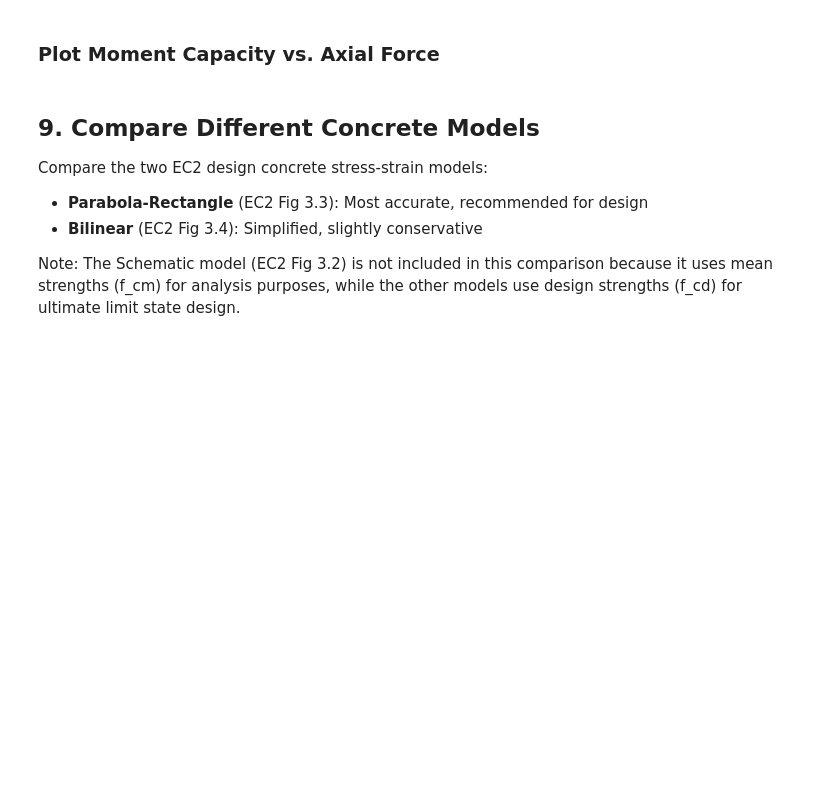
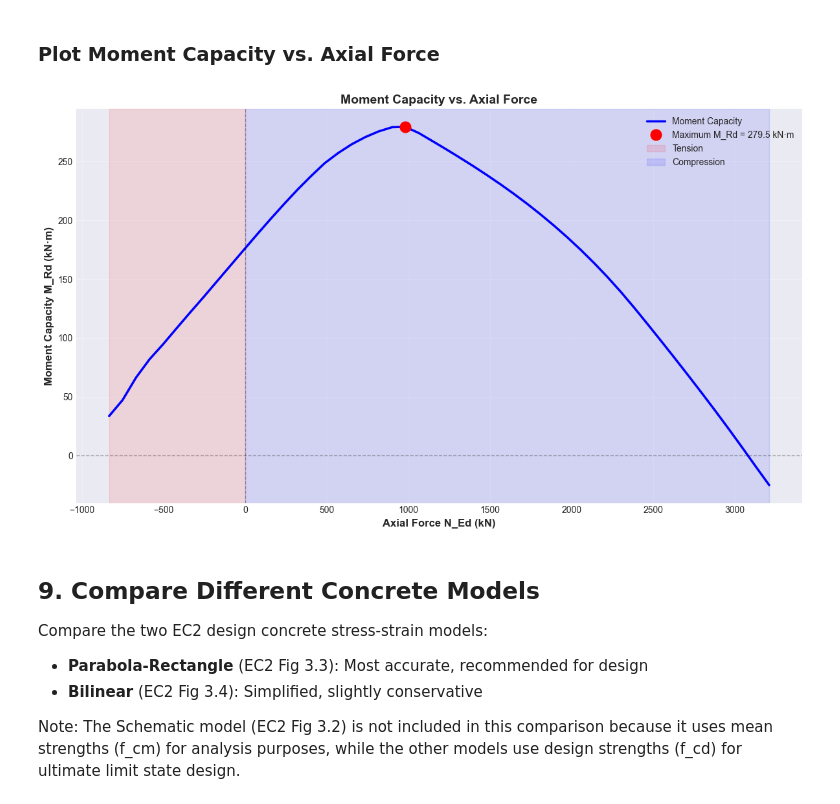
Before and after one commit to jsb2505/section_design_checks, a Jupyter notebook: examples/m_n_interaction_diagram_tutorial.ipynb, the cells around one changed output. Saved outputs shown, nothing was run; the diff lists cells and outputs as text; code cells hidden in the pictures; blank space fills up the shorter version.

```diff
--- a/examples/m_n_interaction_diagram_tutorial.ipynb
+++ b/examples/m_n_interaction_diagram_tutorial.ipynb
@@ -258,15 +257,3 @@ fig = diagram.plot(
 # - Full M-N interaction curve
 # - Hover to see detailed values at each point
 # - Pan, zoom, and interact with the plot
-# %%
-points = diagram.generate_diagram(n_points=120)
-
-for i, p in enumerate(points):
-    print(
-        f"{i:03d} | "
-        f"N = {p.N:8.1f} kN | "
-        f"M = {p.M:8.1f} kN·m | "
-        f"NA = {p.neutral_axis_depth:8.1f} mm | "
-        f"steel ε = {p.max_steel_strain: .4e} | "
-        f"conc ε = {p.max_concrete_strain: .4e}"
-    )
@@ -453,7 +371,7 @@ This is useful for:
 - Design optimization
 # %%
 # First, determine the valid N range from the diagram
-points = diagram.generate_diagram(n_points=100, include_tension=True)
+points = diagram.generate_diagram(n_points=100)
 N_values_all = [p.N for p in points]
 N_min_valid = min(N_values_all)
 N_max_valid = max(N_values_all)
@@ -466,33 +384,33 @@ print()
 N_levels = np.linspace(N_min_valid, N_max_valid, 15)  # kN
 
 print("Moment Capacity at Different Axial Force Levels:\n")
-print(f"{'N_Ed (kN)':>12} | {'M_Rd+ (kNÂ·m)':>14} | {'M_Rd- (kNÂ·m)':>14} | {'Type':>20}")
+print(f"{'N_Ed (kN)':>12} | {'M_Rd+ (kN·m)':>14} | {'M_Rd- (kN·m)':>14} | {'Type':>20}")
 print("-" * 75)
 
 capacities = []
 for N_Ed in N_levels:
     result = diagram.get_capacity_fixed_n(N_Ed)
-    M_Rd_pos, M_Rd_neg = result
+    N_cap, M_Rd_pos, M_Rd_neg = result
 
     # Only add to capacities if result is valid
     if M_Rd_pos is not None:
-        capacities.append((N_Ed, M_Rd_pos))
+        capacities.append((N_cap, M_Rd_pos))
 
     # Classify load type
-    if N_Ed > 500:
+    if N_Ed > 1000:
         load_type = "High compression"
     elif N_Ed > 0:
         load_type = "Low compression"
-    elif N_Ed > -500:
+    elif N_Ed > -200:
         load_type = "Low tension"
     else:
         load_type = "High tension"
 
     # Format output, handling None values
     if M_Rd_pos is not None and M_Rd_neg is not None:
-        print(f"{N_Ed:>12.0f} | {M_Rd_pos:>14.1f} | {M_Rd_neg:>14.1f} | {load_type:>20}")
+        print(f"{N_cap:>12.0f} | {M_Rd_pos:>14.1f} | {M_Rd_neg:>14.1f} | {load_type:>20}")
     else:
-        print(f"{N_Ed:>12.0f} | {'Out of bounds':>14} | {'Out of bounds':>14} | {load_type:>20}")
+        print(f"{N_cap:>12.0f} | {'Out of bounds':>14} | {'Out of bounds':>14} | {load_type:>20}")
 
 # Find axial force level with maximum moment capacity
 if len(capacities) > 0:
@@ -504,5 +422,5 @@ if len(capacities) > 0:
     print()
     print(f"Maximum moment capacity occurs at:")
     print(f"  N = {N_at_max_M:.0f} kN")
-    print(f"  M_Rd = {max_M:.1f} kNÂ·m")
+    print(f"  M_Rd = {max_M:.1f} kN·m")
 # %% [output]
@@ -524,38 +452,40 @@ N_detailed = np.linspace(N_min_valid, N_max_valid, 50)
 
 # Get moment capacities, filtering out None values
 M_capacities = []
 N_valid = []
-for N in N_detailed:
-    M_Rd_pos, M_Rd_neg = diagram.get_capacity_fixed_n(N)
+for N_Ed in N_detailed:
+    N_cap, M_Rd_pos, M_Rd_neg = diagram.get_capacity_fixed_n(N_Ed)
     if M_Rd_pos is not None:
         M_capacities.append(M_Rd_pos)
-        N_valid.append(N)
+        N_valid.append(N_cap)
 
 # Find maximum from the plotted data
 M_capacities_array = np.array(M_capacities)
 N_valid_array = np.array(N_valid)
 max_idx = np.argmax(M_capacities_array)
 N_at_max_M_plot = N_valid_array[max_idx]
 max_M_plot = M_capacities_array[max_idx]
 
 plt.plot(N_valid, M_capacities, 'b-', linewidth=2.5, label='Moment Capacity')
 plt.axvline(x=0, color='k', linestyle='--', alpha=0.3, linewidth=1)
 plt.axhline(y=0, color='k', linestyle='--', alpha=0.3, linewidth=1)
 
 # Mark maximum (using the actual maximum from the plotted curve)
-plt.plot(N_at_max_M_plot, max_M_plot, 'ro', markersize=12, label=f'Maximum M_Rd = {max_M_plot:.1f} kNÂ·m', zorder=5)
+plt.plot(N_at_max_M_plot, max_M_plot, 'ro', markersize=12, label=f'Maximum M_Rd = {max_M_plot:.1f} kN·m', zorder=5)
 
 # Shade compression and tension regions (using valid range)
 plt.axvspan(N_min_valid, 0, alpha=0.1, color='red', label='Tension')
 plt.axvspan(0, N_max_valid, alpha=0.1, color='blue', label='Compression')
 
 plt.xlabel('Axial Force N_Ed (kN)', fontsize=12, fontweight='bold')
-plt.ylabel('Moment Capacity M_Rd (kNÂ·m)', fontsize=12, fontweight='bold')
+plt.ylabel('Moment Capacity M_Rd (kN·m)', fontsize=12, fontweight='bold')
 plt.title('Moment Capacity vs. Axial Force', fontsize=14, fontweight='bold')
 plt.grid(True, alpha=0.3)
 plt.legend(loc='upper right', fontsize=10)
 plt.tight_layout()
 plt.show()
+# %% [output]
+[figure, added]
 # %% [markdown]
 ## 9. Compare Different Concrete Models <a id='compare-concrete'></a>
 
```
Also changed, not shown: parts of 16 cells of this notebook, 10 other files.
